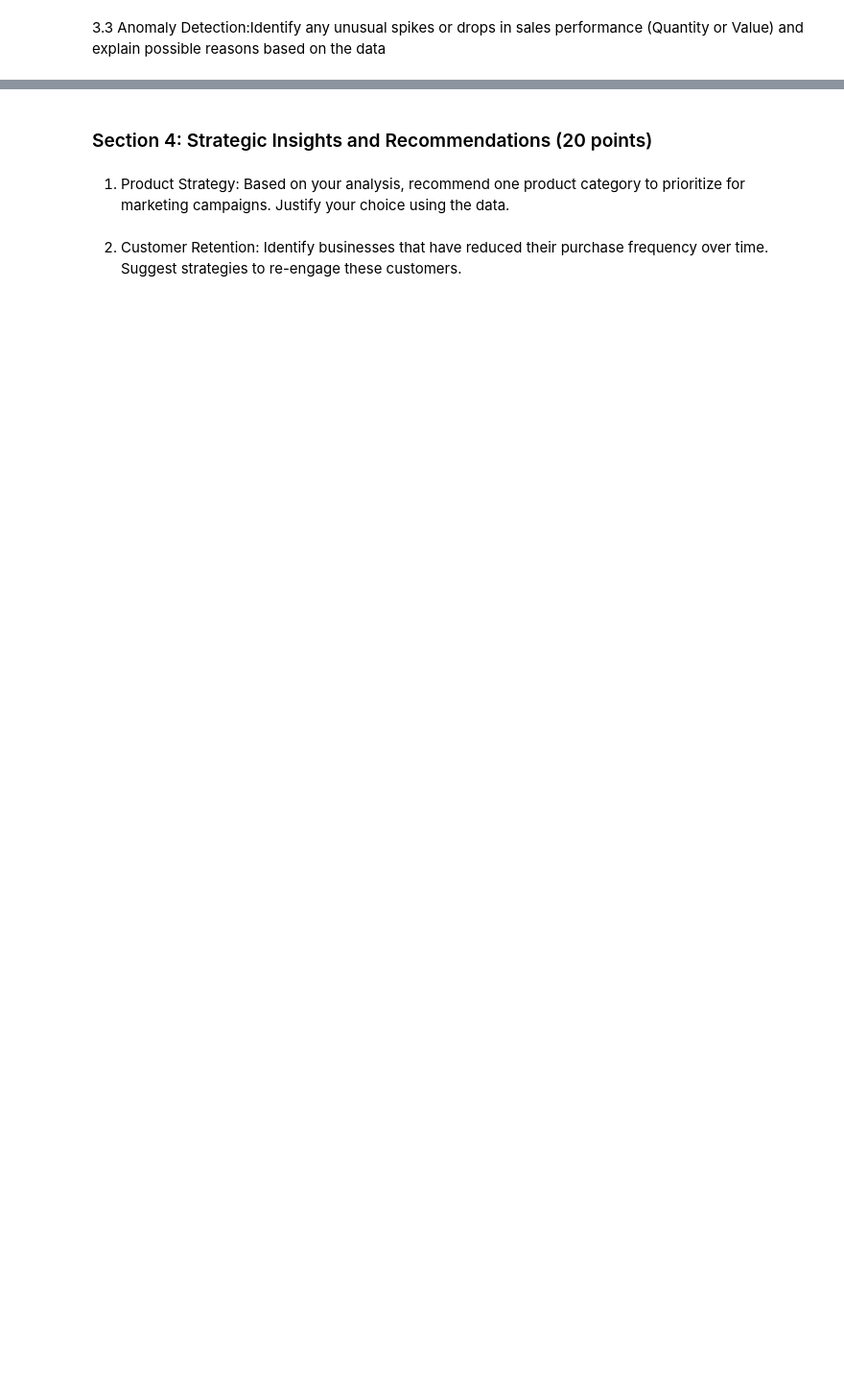
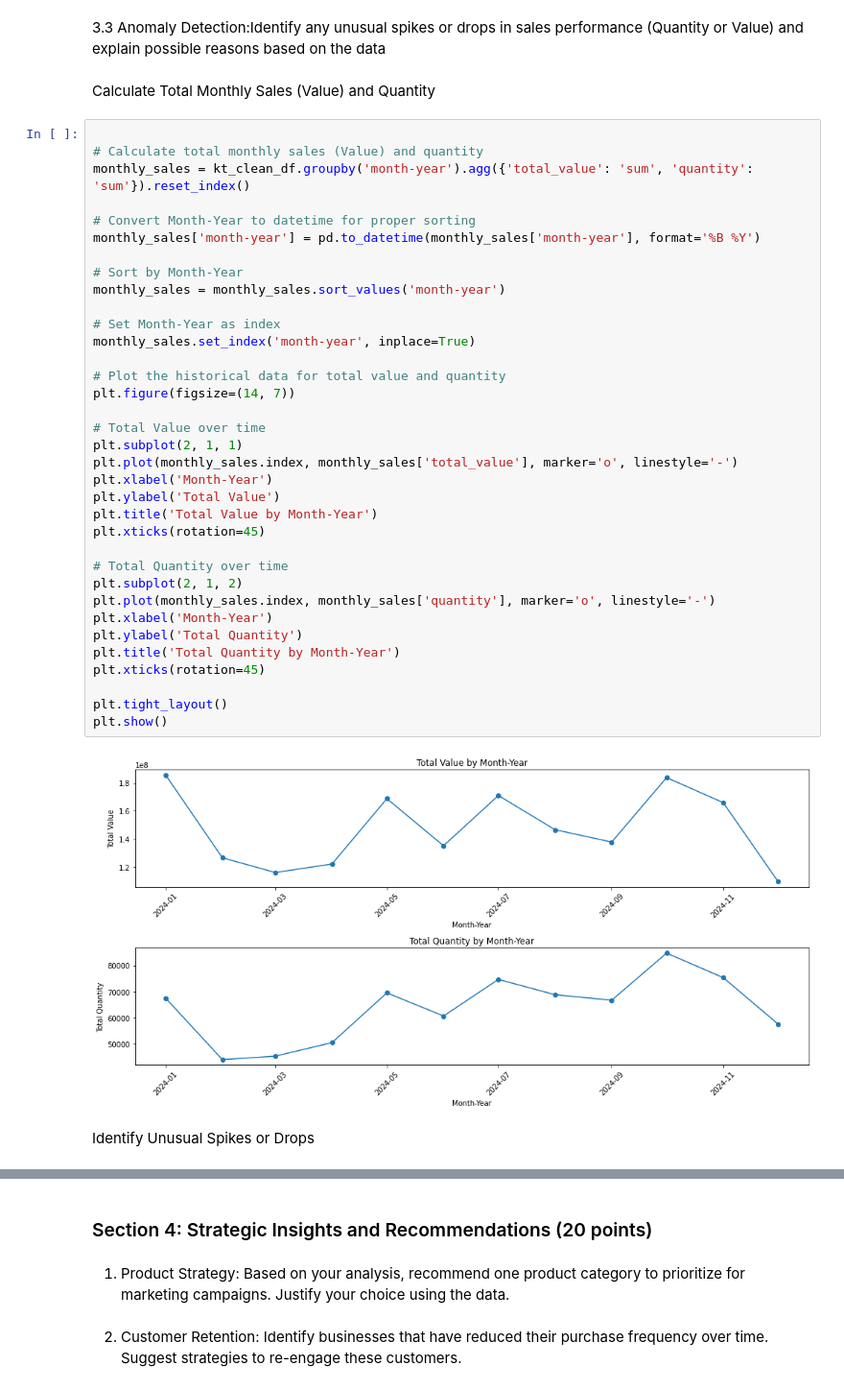
Before and after one commit to wambuiGicheha/kwanza_tukule_TechAssement, a Jupyter notebook: index.ipynb, the cells around one changed output, grey strips where cells are left out. Shown at 96% size. Drawn from its saved outputs; the diff is of its cells as text; blank space fills up the shorter version.

```diff
--- a/index.ipynb
+++ b/index.ipynb
@@ -568,2 +597,43 @@ ImportError: cannot import name 'is_float_index' from 'statsmodels.compat.pandas
 # %% [markdown]
 3.3 Anomaly Detection:Identify any unusual spikes or drops in sales performance (Quantity or Value) and explain possible reasons based on the data
+# %% [markdown]
+Calculate Total Monthly Sales (Value) and Quantity
+# %%
+
+# Calculate total monthly sales (Value) and quantity
+monthly_sales = kt_clean_df.groupby('month-year').agg({'total_value': 'sum', 'quantity': 'sum'}).reset_index()
+
+# Convert Month-Year to datetime for proper sorting
+monthly_sales['month-year'] = pd.to_datetime(monthly_sales['month-year'], format='%B %Y')
+
+# Sort by Month-Year
+monthly_sales = monthly_sales.sort_values('month-year')
+
+# Set Month-Year as index
+monthly_sales.set_index('month-year', inplace=True)
+
+# Plot the historical data for total value and quantity
+plt.figure(figsize=(14, 7))
+
+# Total Value over time
+plt.subplot(2, 1, 1)
+plt.plot(monthly_sales.index, monthly_sales['total_value'], marker='o', linestyle='-')
+plt.xlabel('Month-Year')
+plt.ylabel('Total Value')
+plt.title('Total Value by Month-Year')
+plt.xticks(rotation=45)
+
+# Total Quantity over time
+plt.subplot(2, 1, 2)
+plt.plot(monthly_sales.index, monthly_sales['quantity'], marker='o', linestyle='-')
+plt.xlabel('Month-Year')
+plt.ylabel('Total Quantity')
+plt.title('Total Quantity by Month-Year')
+plt.xticks(rotation=45)
+
+plt.tight_layout()
+plt.show()
+# %% [output]
+[figure, added]
+# %% [markdown]
+Identify Unusual Spikes or Drops
```
Also changed, not shown: parts of 20 cells of this notebook.
